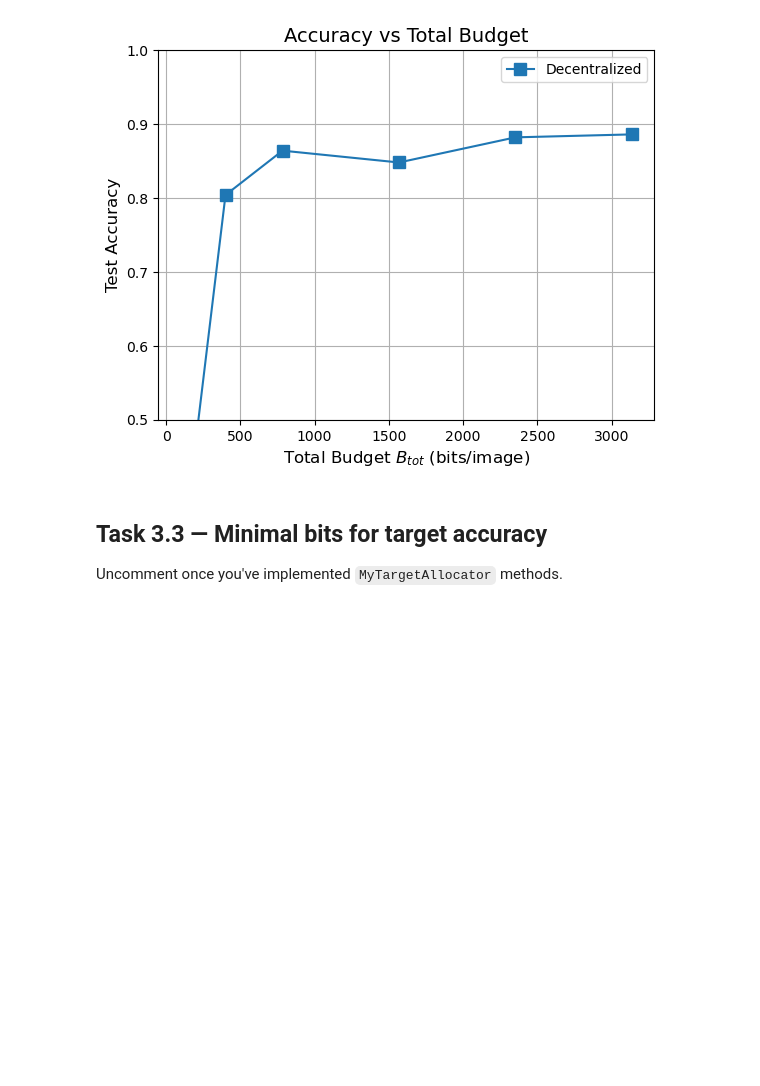
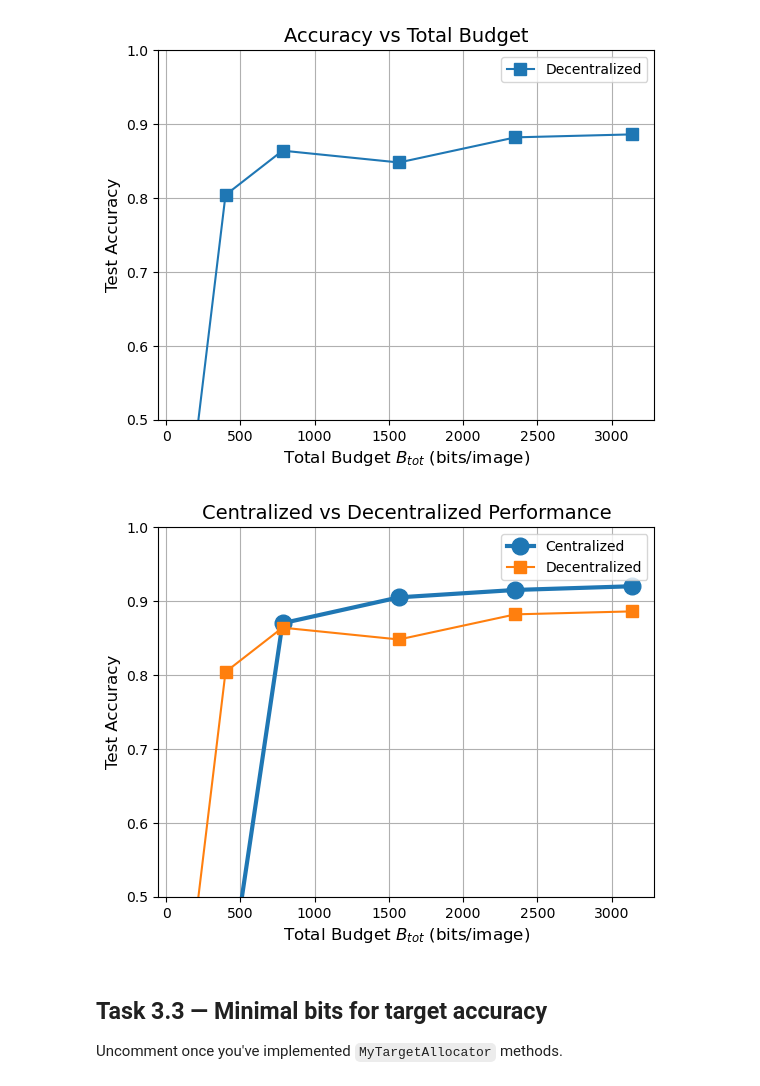
Before and after one commit to edenzafran/ece-236a-project, a Jupyter notebook: ECE236A_2025_boilerplate.ipynb, the cells around one changed output. Saved outputs shown, nothing was run; the diff lists cells and outputs as text; code cells hidden in the pictures; blank space fills up the shorter version.

```diff
--- a/ECE236A_2025_boilerplate.ipynb
+++ b/ECE236A_2025_boilerplate.ipynb
@@ -171,12 +179,14 @@ plot_result_total(result2=None, result3_2=res_B)
 # %% [output]
 [figure]
 # %%
-# # overlay centralized vs decentralized
-# res_compare = {
-#     'centralized':   res_central,
-#     'decentralized': res_B,
-# }
-# plot_result_centralized_vs_decentralized(result=res_compare)
+# overlay centralized vs decentralized
+res_compare = {
+    'centralized':   res_central,
+    'decentralized': res_B,
+}
+plot_result_centralized_vs_decentralized(result=res_compare)
+# %% [output]
+[figure, added]
 # %% [markdown]
 ## Task 3.3 — Minimal bits for target accuracy
 Uncomment once you've implemented `MyTargetAllocator` methods.
```
Also changed, not shown: parts of 3 cells of this notebook, 4 other files.
